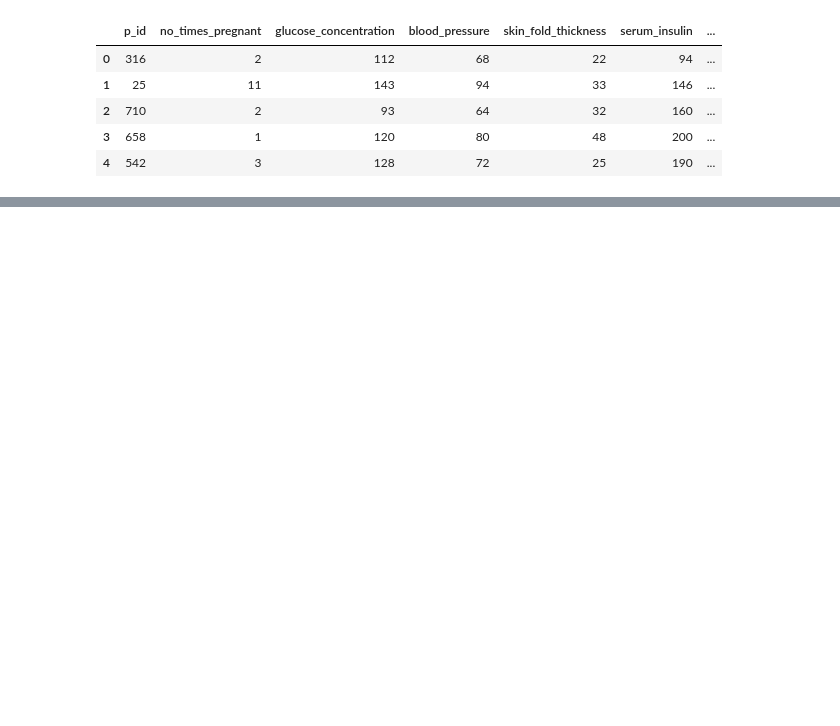
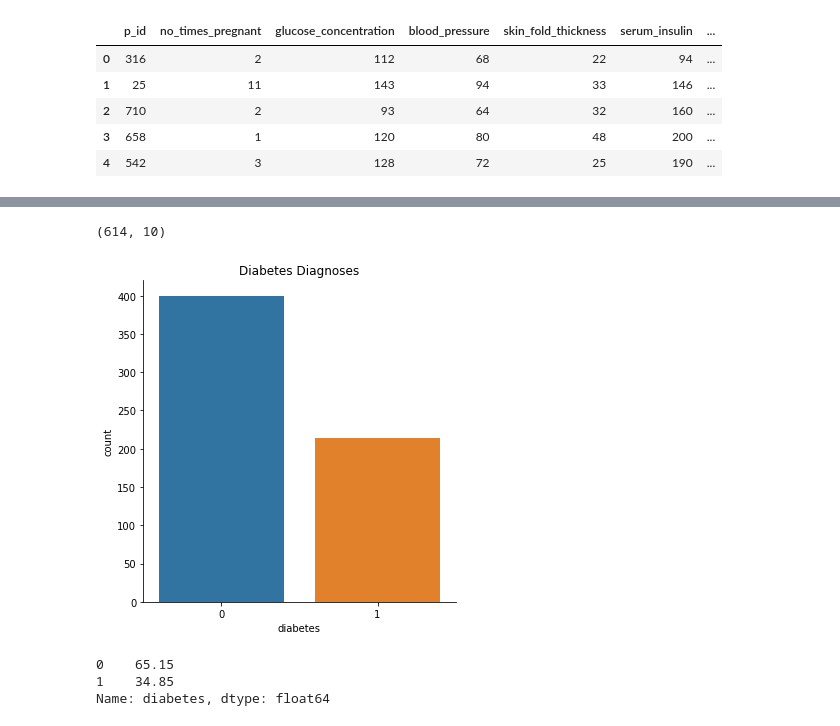
Before and after one commit to smaxwell953/Springboard_DSC_Career_Track, a Jupyter notebook: 20.3_Data_Storytelling/20.3_Data_Storytelling_Diabetes.ipynb, the cells around one changed output, grey strips where cells are left out. Cells and saved outputs as stored; diff of their text form; code cells hidden in the pictures; blank space fills up the shorter version.

```diff
--- a/20.3_Data_Storytelling/20.3_Data_Storytelling_Diabetes.ipynb
+++ b/20.3_Data_Storytelling/20.3_Data_Storytelling_Diabetes.ipynb
@@ -124,0 +56,16 @@ Ttest_indResult(statistic=0.0, pvalue=1.0)
+# %%
+diabetes.shape
+# %% [output]
+(614, 10)
+# %%
+sns.catplot(x='diabetes', kind='count', data=diabetes)
+plt.title('Diabetes Diagnoses')
+plt.show()
+# %% [output]
+[figure, added]
+# %%
+round(diabetes.diabetes.value_counts(normalize=True), 4) * 100
+# %% [output]
+0    65.15
+1    34.85
+Name: diabetes, dtype: float64
```
Also changed, not shown: parts of 45 cells of this notebook.
